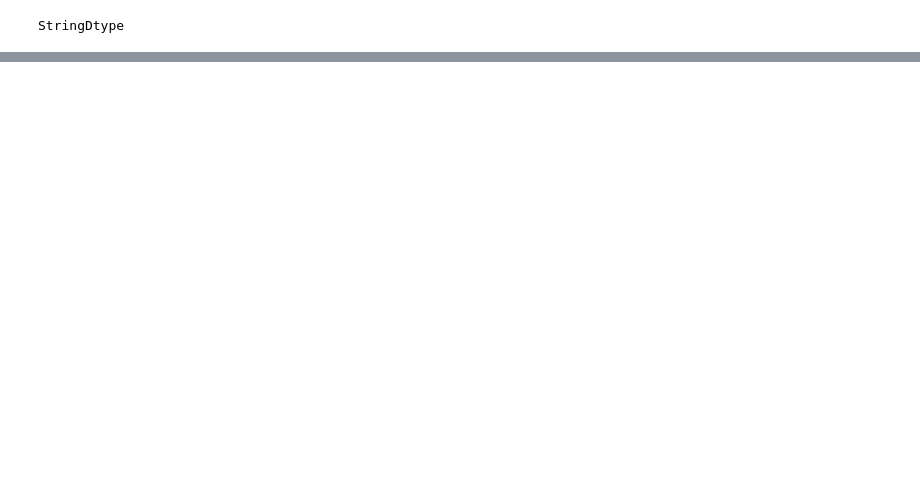
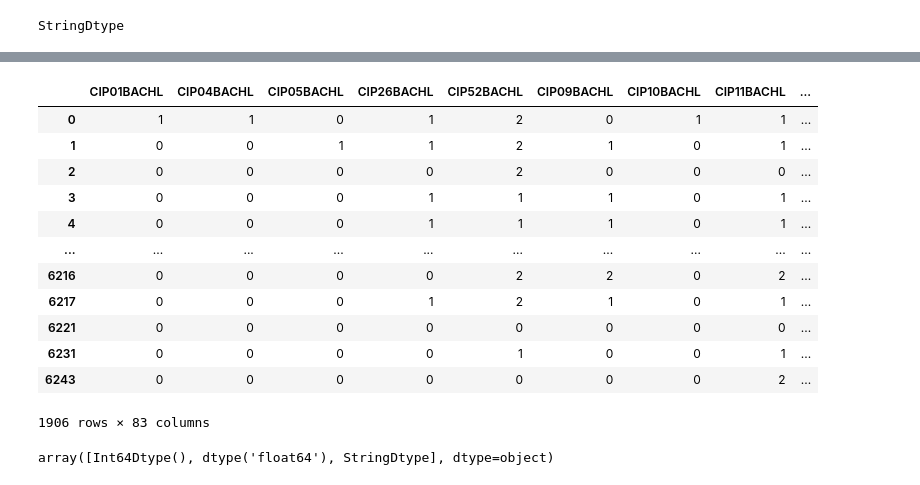
Before and after one commit to theaddies/final_project, a Jupyter notebook: debt_df.ipynb, the cells around one changed output, grey strips where cells are left out. Cells and saved outputs as stored; diff of their text form; code cells hidden in the pictures; blank space fills up the shorter version.

```diff
--- a/mean_income_df - Copy.ipynb
+++ b/debt_df.ipynb
@@ -188,0 +189,22 @@ filtered_4_year_df
+# %%
+#looks like there are some columns that could be removed.  Tried 500 too and it made no difference.  Data doesn't seem terrible.
+filtered_4_year_df = filtered_4_year_df.dropna(axis = 1, how = 'any', thresh = 1000)
+filtered_4_year_df
+# %% [output]
+|  | CIP01BACHL | CIP04BACHL | CIP05BACHL | CIP26BACHL | CIP52BACHL | CIP09BACHL | CIP10BACHL | CIP11BACHL | ... |
+| 0 | 1 | 1 | 0 | 1 | 2 | 0 | 1 | 1 | ... |
+| 1 | 0 | 0 | 1 | 1 | 2 | 1 | 0 | 1 | ... |
+| 2 | 0 | 0 | 0 | 0 | 2 | 0 | 0 | 0 | ... |
+| 3 | 0 | 0 | 0 | 1 | 1 | 1 | 0 | 1 | ... |
+| 4 | 0 | 0 | 0 | 1 | 1 | 1 | 0 | 1 | ... |
+| ... | ... | ... | ... | ... | ... | ... | ... | ... | ... |
+| 6216 | 0 | 0 | 0 | 0 | 2 | 2 | 0 | 2 | ... |
+| 6217 | 0 | 0 | 0 | 1 | 2 | 1 | 0 | 1 | ... |
+| 6221 | 0 | 0 | 0 | 0 | 0 | 0 | 0 | 0 | ... |
+| 6231 | 0 | 0 | 0 | 0 | 1 | 0 | 0 | 1 | ... |
+| 6243 | 0 | 0 | 0 | 0 | 0 | 0 | 0 | 2 | ... |
+1906 rows × 83 columns
+# %%
+filtered_4_year_df.dtypes.unique()
+# %% [output]
+array([Int64Dtype(), dtype('float64'), StringDtype], dtype=object)
```
Also changed, not shown: parts of 12 cells of this notebook, 9 other files.
